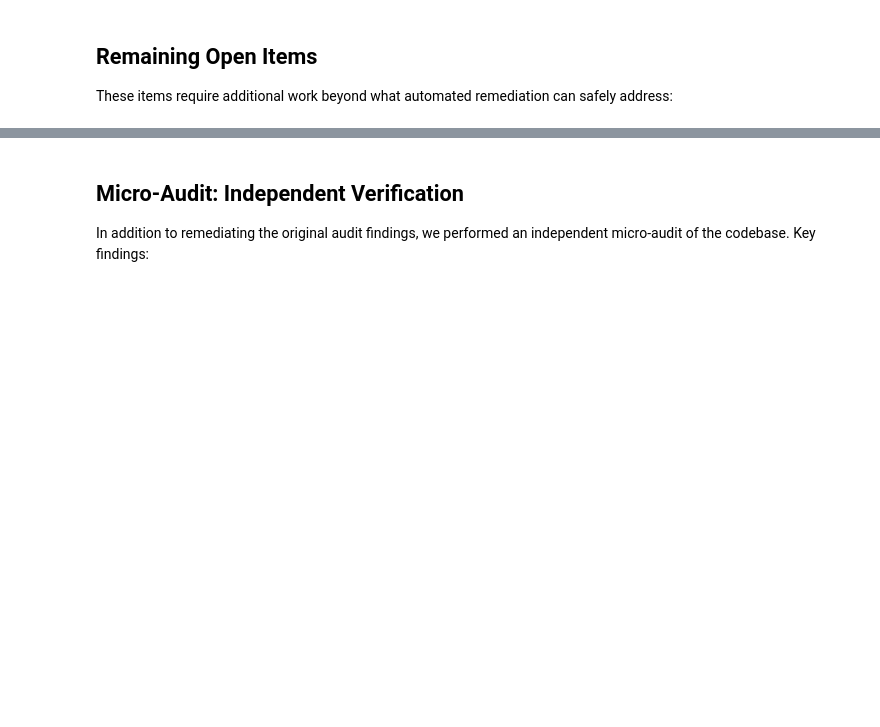
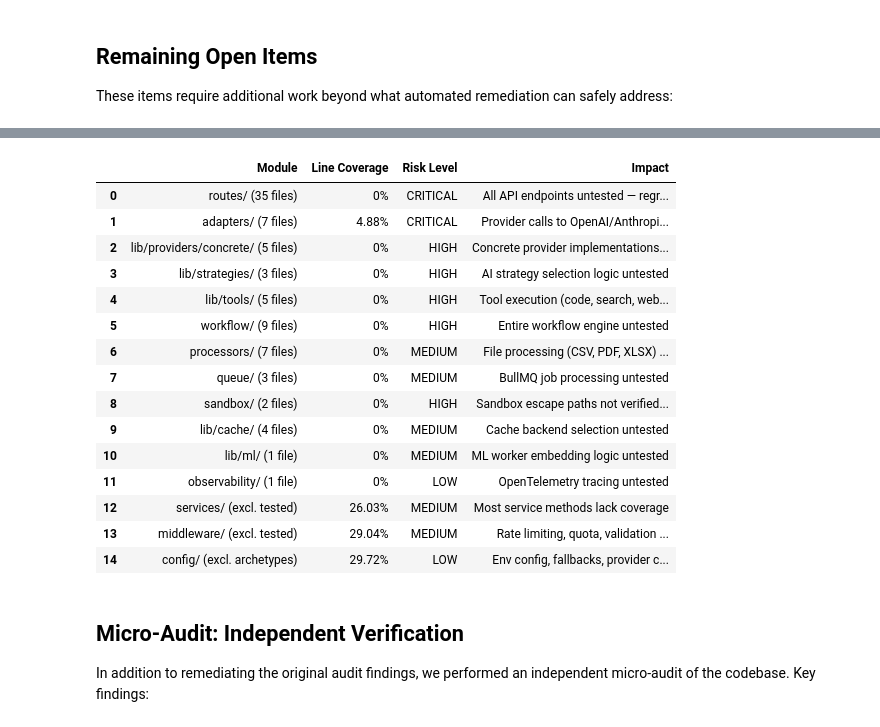
Before and after one commit to Yash-Awasthi/Judica, a Jupyter notebook: AUDIT_REPORT.ipynb, the cells around one changed output, grey strips where cells are left out. Saved outputs shown, nothing was run; the diff lists cells and outputs as text; code cells hidden in the pictures; blank space fills up the shorter version.

```diff
--- a/AUDIT_REPORT.ipynb
+++ b/AUDIT_REPORT.ipynb
@@ -508,3 +538,68 @@ remaining
+# %%
+coverage_gaps = pd.DataFrame({
+    'Module': [
+        'routes/ (35 files)',
+        'adapters/ (7 files)',
+        'lib/providers/concrete/ (5 files)',
+        'lib/strategies/ (3 files)',
+        'lib/tools/ (5 files)',
+        'workflow/ (9 files)',
+        'processors/ (7 files)',
+        'queue/ (3 files)',
+        'sandbox/ (2 files)',
+        'lib/cache/ (4 files)',
+        'lib/ml/ (1 file)',
+        'observability/ (1 file)',
+        'services/ (excl. tested)',
+        'middleware/ (excl. tested)',
+        'config/ (excl. archetypes)'
+    ],
+    'Line Coverage': [
+        '0%', '4.88%', '0%', '0%', '0%',
+        '0%', '0%', '0%', '0%', '0%',
+        '0%', '0%', '26.03%', '29.04%', '29.72%'
+    ],
+    'Risk Level': [
+        'CRITICAL', 'CRITICAL', 'HIGH', 'HIGH', 'HIGH',
+        'HIGH', 'MEDIUM', 'MEDIUM', 'HIGH', 'MEDIUM',
+        'MEDIUM', 'LOW', 'MEDIUM', 'MEDIUM', 'LOW'
+    ],
+    'Impact': [
+        'All API endpoints untested — regressions undetectable',
+        'Provider calls to OpenAI/Anthropic/Google untested',
+        'Concrete provider implementations have no tests',
+        'AI strategy selection logic untested',
+        'Tool execution (code, search, web) untested',
+        'Entire workflow engine untested',
+        'File processing (CSV, PDF, XLSX) untested',
+        'BullMQ job processing untested',
+        'Sandbox escape paths not verified by tests',
+        'Cache backend selection untested',
+        'ML worker embedding logic untested',
+        'OpenTelemetry tracing untested',
+        'Most service methods lack coverage',
+        'Rate limiting, quota, validation partially tested',
+        'Env config, fallbacks, provider config at 0-45%'
+    ]
+})
+coverage_gaps
+# %% [output]
+|  | Module | Line Coverage | Risk Level | Impact |
+| 0 | routes/ (35 files) | 0% | CRITICAL | All API endpoints untested — regr... |
+| 1 | adapters/ (7 files) | 4.88% | CRITICAL | Provider calls to OpenAI/Anthropi... |
+| 2 | lib/providers/concrete/ (5 files) | 0% | HIGH | Concrete provider implementations... |
+| 3 | lib/strategies/ (3 files) | 0% | HIGH | AI strategy selection logic untested |
+| 4 | lib/tools/ (5 files) | 0% | HIGH | Tool execution (code, search, web... |
+| 5 | workflow/ (9 files) | 0% | HIGH | Entire workflow engine untested |
+| 6 | processors/ (7 files) | 0% | MEDIUM | File processing (CSV, PDF, XLSX) ... |
+| 7 | queue/ (3 files) | 0% | MEDIUM | BullMQ job processing untested |
+| 8 | sandbox/ (2 files) | 0% | HIGH | Sandbox escape paths not verified... |
+| 9 | lib/cache/ (4 files) | 0% | MEDIUM | Cache backend selection untested |
+| 10 | lib/ml/ (1 file) | 0% | MEDIUM | ML worker embedding logic untested |
+| 11 | observability/ (1 file) | 0% | LOW | OpenTelemetry tracing untested |
+| 12 | services/ (excl. tested) | 26.03% | MEDIUM | Most service methods lack coverage |
+| 13 | middleware/ (excl. tested) | 29.04% | MEDIUM | Rate limiting, quota, validation ... |
+| 14 | config/ (excl. archetypes) | 29.72% | LOW | Env config, fallbacks, provider c... |
 # %% [markdown]
 ## Micro-Audit: Independent Verification
 
```
Also changed, not shown: parts of 6 cells of this notebook.
